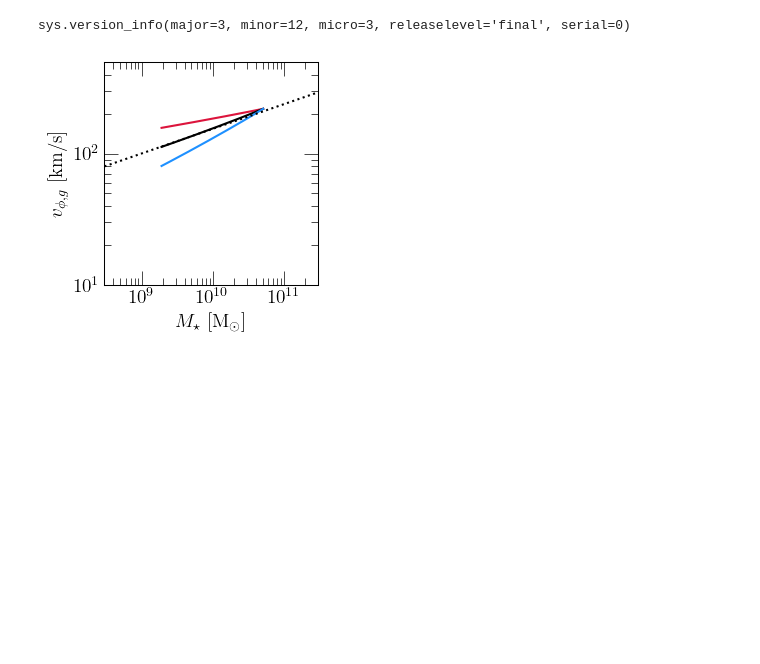
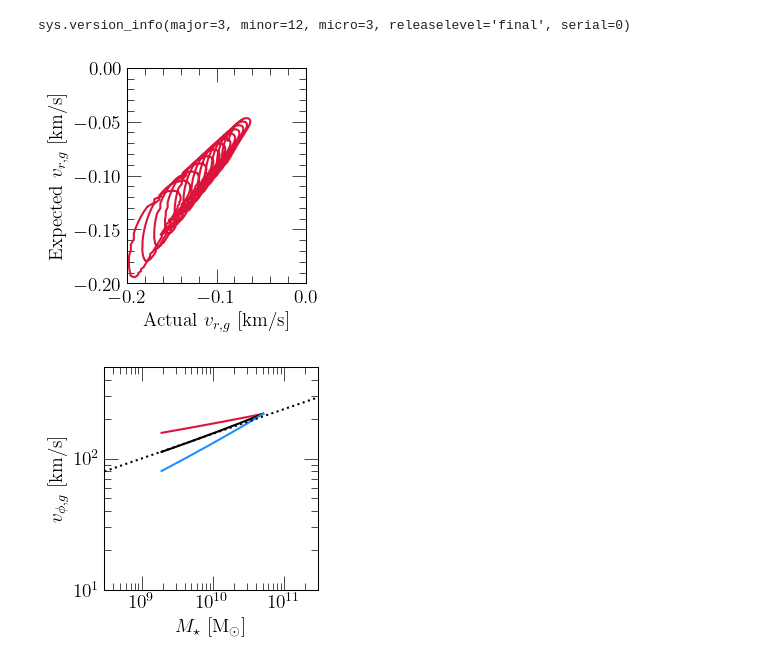
Before and after one commit to giganano/radial-flows, a Jupyter notebook: notebooks/potential-well-deepening.ipynb, the cells around one changed output. Cells and saved outputs as stored; diff of their text form; code cells hidden in the pictures; blank space fills up the shorter version.

```diff
--- a/notebooks/potential-well-deepening.ipynb
+++ b/notebooks/potential-well-deepening.ipynb
@@ -14,6 +14,48 @@ load_style_sheet("papers")
 print(sys.version_info)
 # %% [output]
 sys.version_info(major=3, minor=12, micro=3, releaselevel='final', serial=0)
+# %%
+output = vice.output("../outputs/potential-well-deepening/gamma0p2-oscil-0p1-0p4Gyr-skew5-fine")
+# %%
+fig = plt.figure(figsize = (3, 3))
+ax = fig.add_subplot(111)
+ax.set_xlabel(r"Actual $v_{r,g}$ [km/s]")
+ax.set_ylabel(r"Expected $v_{r,g}$ [km/s]")
+# ax.set_xlim([-10, 5])
+ax.set_xlim([-0.2, 0])
+ax.set_ylim(ax.get_xlim())
+# ax.set_xscale("log")
+# ax.set_yscale("log")
+
+def plot_comparison(output, start = 5, radius = 8, zone_width = 0.1, gamma = 0.2, **kwargs):
+    zone = output.zones["zone%d" % (int(radius / zone_width))]
+    diff = [abs(_ - start) for _ in zone.history["lookback"]]
+    idx = diff.index(min(diff))
+    expected = []
+    lookback = zone.history["lookback"][idx:]
+    for i in range(idx, len(zone.history["time"])):
+        mstar_now = 0
+        mstar_next = 0
+        if i < len(zone.history["time"]) - 1:
+            for j in range(len(output.zones.keys())):
+                mstar_now += output.zones["zone%d" % (j)].history["mstar"][i]
+                mstar_next += output.zones["zone%d" % (j)].history["mstar"][i + 1]
+            dt = zone.history["time"][i + 1] - zone.history["time"][i]
+            expected.append(-radius * gamma * (mstar_next - mstar_now) / (mstar_now * dt))
+        else:
+            expected.append(expected[-1])
+    lookback, vgas = get_velocity_evolution(output, radius, zone_width = zone_width)
+    diff = [abs(_ - start) for _ in lookback]
+    idx = diff.index(min(diff))
+    vgas = vgas[idx:]
+    ax.plot(vgas, expected, **kwargs)
+
+plot_comparison(output, c = named_colors()["crimson"])
+
+plt.tight_layout()
+plt.show()
+# %% [output]
+[figure, added]
 # %%
 # output = vice.output("../outputs/linear/dvdr-0p1")
 outputs = [
```
Also changed, not shown: 6 other files.
